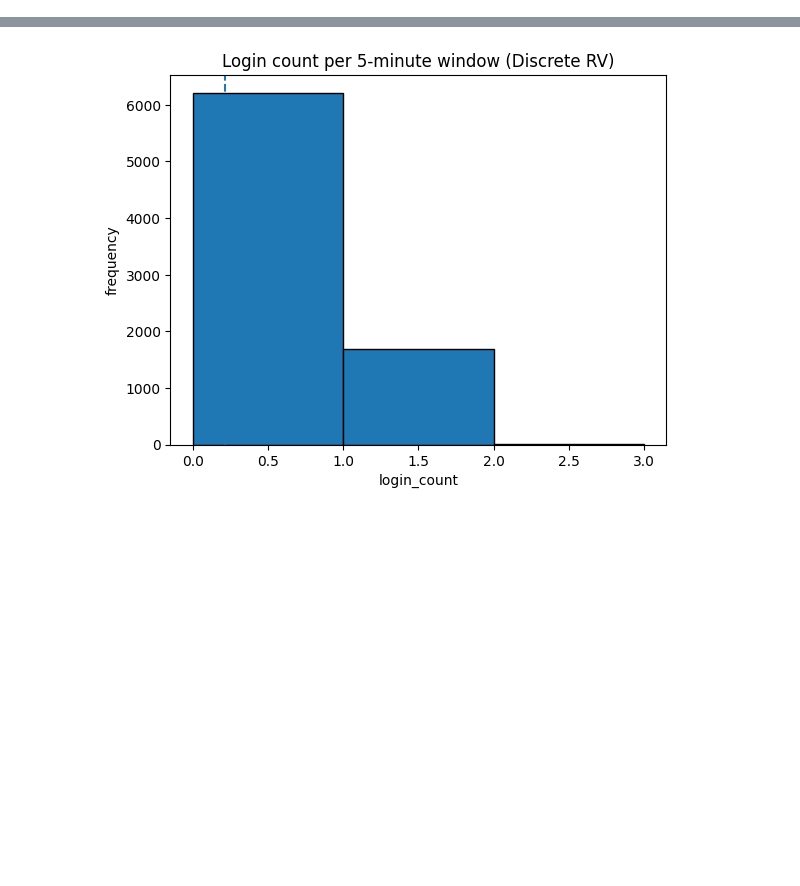
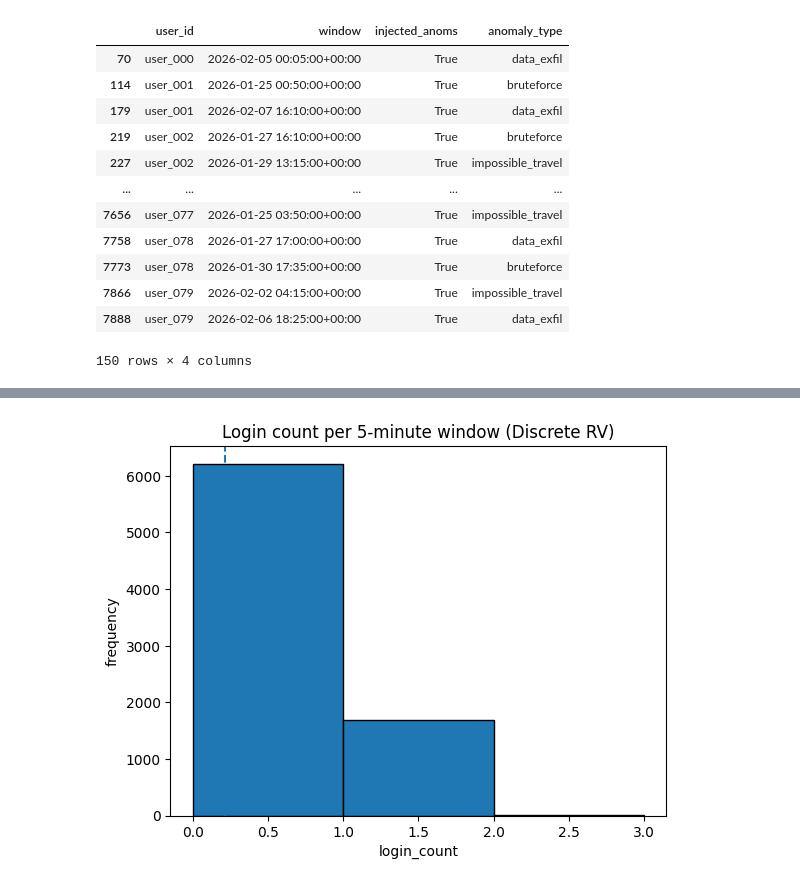
Before and after one commit to mjcolon218/sentinel-ml, a Jupyter notebook: notebooks/01_interview_stats.ipynb, the cells around one changed output, grey strips where cells are left out. Saved outputs shown, nothing was run; the diff lists cells and outputs as text; code cells hidden in the pictures; blank space fills up the shorter version.

```diff
--- a/notebooks/01_interview_stats.ipynb
+++ b/notebooks/01_interview_stats.ipynb
@@ -42,0 +40,16 @@ meta.head(), X.head()
+# %%
+meta[meta['injected_anoms']==True]
+# %% [output]
+|  | user_id | window | injected_anoms | anomaly_type |
+| 70 | user_000 | 2026-02-05 00:05:00+00:00 | True | data_exfil |
+| 114 | user_001 | 2026-01-25 00:50:00+00:00 | True | bruteforce |
+| 179 | user_001 | 2026-02-07 16:10:00+00:00 | True | data_exfil |
+| 219 | user_002 | 2026-01-27 16:10:00+00:00 | True | bruteforce |
+| 227 | user_002 | 2026-01-29 13:15:00+00:00 | True | impossible_travel |
+| ... | ... | ... | ... | ... |
+| 7656 | user_077 | 2026-01-25 03:50:00+00:00 | True | impossible_travel |
+| 7758 | user_078 | 2026-01-27 17:00:00+00:00 | True | data_exfil |
+| 7773 | user_078 | 2026-01-30 17:35:00+00:00 | True | bruteforce |
+| 7866 | user_079 | 2026-02-02 04:15:00+00:00 | True | impossible_travel |
+| 7888 | user_079 | 2026-02-06 18:25:00+00:00 | True | data_exfil |
+150 rows × 4 columns
```
Also changed, not shown: parts of 5 cells of this notebook, 2 other files.
